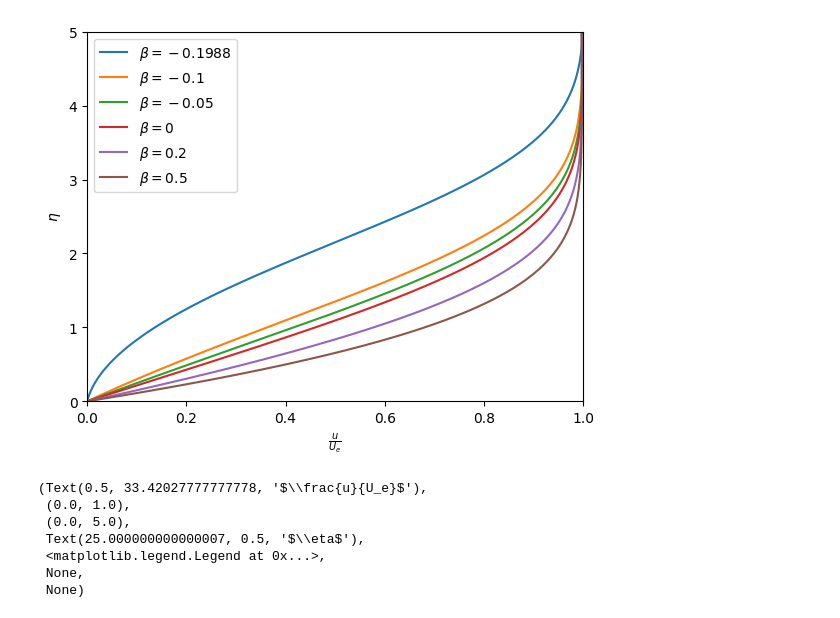
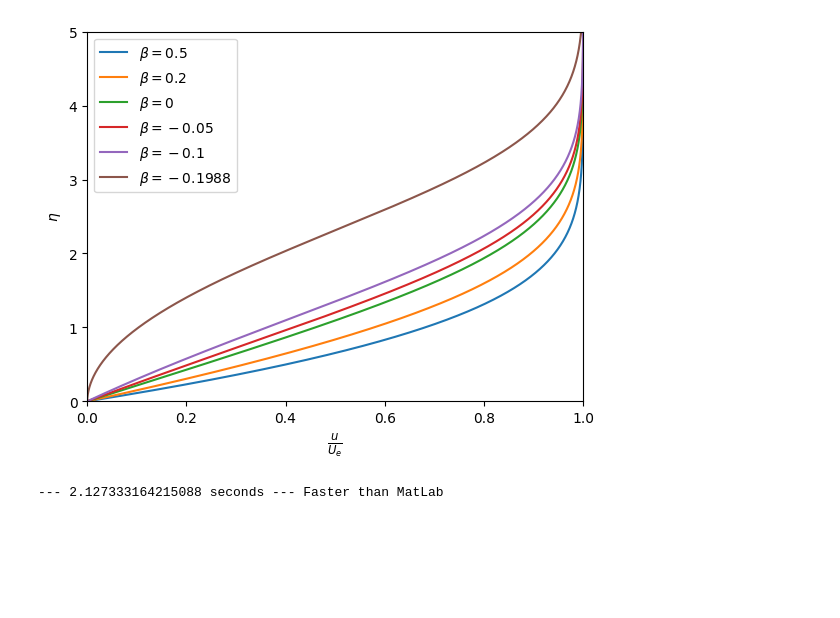
Before and after one commit to Maurone7/AERSP-508, a Jupyter notebook: Proect 2.ipynb, the cells around one changed output. Cells and saved outputs as stored; diff of their text form; code cells hidden in the pictures; blank space fills up the shorter version.

Commit message:
Project 2

```diff
--- a/Proect 2.ipynb
+++ b/Proect 2.ipynb
@@ -1,28 +1,35 @@
 # %%
 import numpy as np
 import matplotlib.pyplot as plt
 from scipy.integrate import solve_ivp
+from tabulate import tabulate
+import time
 
-beta_list = [-0.1988, -0.1, -0.05, 0, 0.2, 0.5]
-eta = np.linspace(0, 5, 5000)
+table_1, theta_over_g_x, c_f_Re_theta = [], [], []
+start_time = time.time()
+beta_list, eta = [0.5, 0.2, 0, -0.05, -0.1, -0.1988], np.linspace(0, 100, int(100 / 0.001))
 
-def falkner_skan_differential_equation(eta, f, beta):
-    return [f[1], f[2], -f[0] * f[2] - beta * (1 - f[1] ** 2)]
+falkner_skan_differential_equation = lambda eta, f, beta: [f[1], f[2], -f[0] * f[2] - beta * (1 - f[1] ** 2)]
+secant = lambda x0, x1, f_1, f_0: x1 - (1 - f_1) * (x1 - x0) / ((1 - f_1) - (1 - f_0))
+solve_falkner_skan_eqaution = lambda beta, guess: solve_ivp(falkner_skan_differential_equation, t_span=(0, 100), y0=[0, 0, guess], args=(beta,), t_eval=eta, method='BDF').y
 
 for beta in beta_list:
-    f_init = [0, 0, 1]
-    f, f_prime, f_double_prime = solve_ivp(falkner_skan_differential_equation, t_span=(0, 5), y0=f_init, args=(beta,), t_eval=eta, method='RK45').y
-    while f_prime[-1] > 1:
-        f_init[2] += -(f_prime[-1] - 1) / abs(f_prime[-1] - 1) * 0.001
-        f, f_prime, f_double_prime = solve_ivp(falkner_skan_differential_equation, t_span=(0, 5), y0=f_init, args=(beta,), t_eval=eta, method='RK45').y
+    guess_1, guess_2 = 1, 0.1
+    while abs(guess_2 - guess_1) > 1E-8:
+        f_0, f_1 = solve_falkner_skan_eqaution(beta, guess_1)[1][-1], solve_falkner_skan_eqaution(beta, guess_2)[1][-1]
+        guess_1, guess_2 = guess_2, secant(guess_1, guess_2, f_1, f_0)
+    f, f_prime, f_double_prime = solve_ivp(falkner_skan_differential_equation, t_span=(0, 100), y0=[0, 0, guess_2], args=(beta,), t_eval=eta, method='BDF').y
     plt.plot(f_prime[:5001], eta[:5001], label=r"$\beta={}$".format(beta))
-plt.xlabel(r"$\frac{u}{U_e}$"), plt.xlim(0,1), plt.ylim(0,5), plt.ylabel('$\eta$'), plt.legend(), plt.savefig('Project 2'), plt.show()
+    theta_over_g_x = f_double_prime[0] / (1 + beta) - beta / (1 + beta) * (eta[-1] - f[-1])
+    c_f_Re_theta = abs(2 * f_double_prime[0] * theta_over_g_x)
+    H = theta_over_g_x**(-1) * (eta[-1] - f[-1])
+    table_1.append([beta, theta_over_g_x, c_f_Re_theta, H])
+
+plt.xlabel(r"$\frac{u}{U_e}$", fontsize="large"), plt.xlim(0, 1), plt.ylim(0, 5), plt.ylabel('$\eta$', fontsize="medium"), plt.legend(), plt.savefig('Project 2'), plt.show()
+print("--- %s seconds --- Faster than MatLab" % (time.time() - start_time))
+
+with open('Table_1.tex', 'w') as f:
+    f.write(tabulate(table_1, headers=[r'$\beta$', r'$\frac{\theta}{g(x)}$', r'$c_f Re_{\theta}$', "$H$"], tablefmt='latex_raw'))
 # %% [output]
-[figure, old version]
+[figure, new version]
-(Text(0.5, 33.42027777777778, '$\\frac{u}{U_e}$'),
- (0.0, 1.0),
- (0.0, 5.0),
- Text(25.000000000000007, 0.5, '$\\eta$'),
- <matplotlib.legend.Legend at 0x...>,
- None,
- None)
+--- 2.127333164215088 seconds --- Faster than MatLab
```
Also changed, not shown: parts of 2 cells of this notebook, 21 other files.
